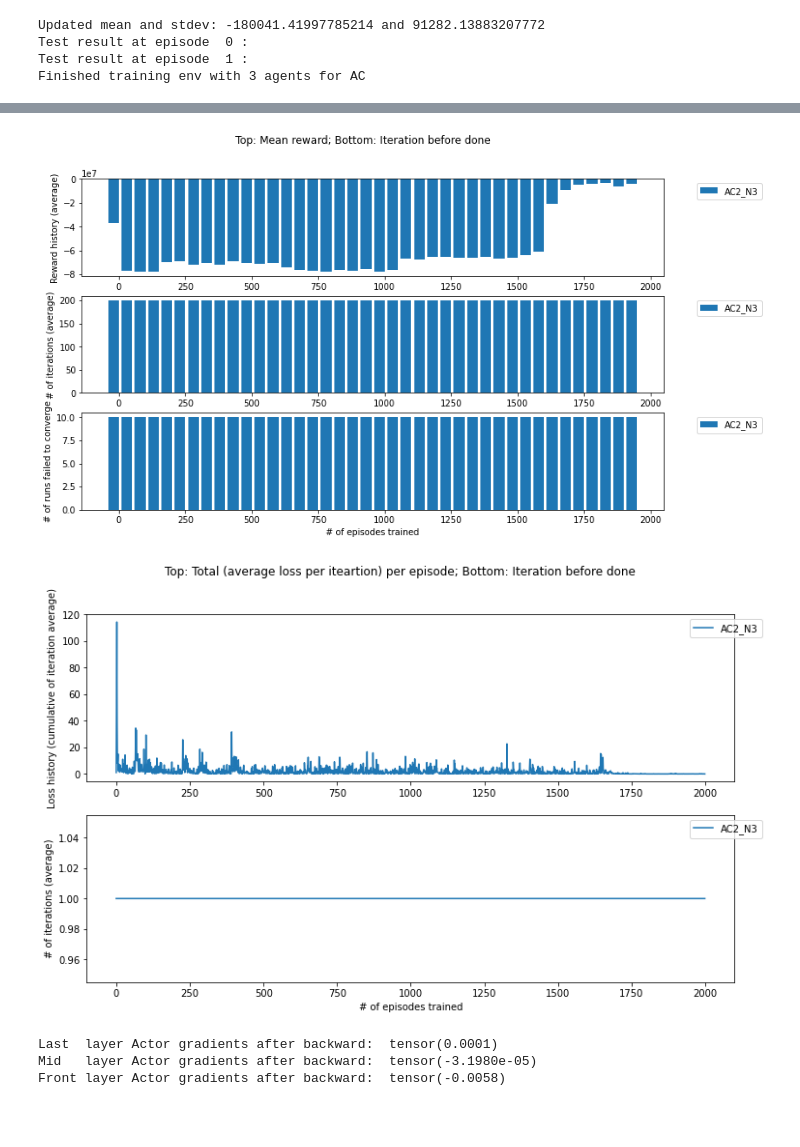
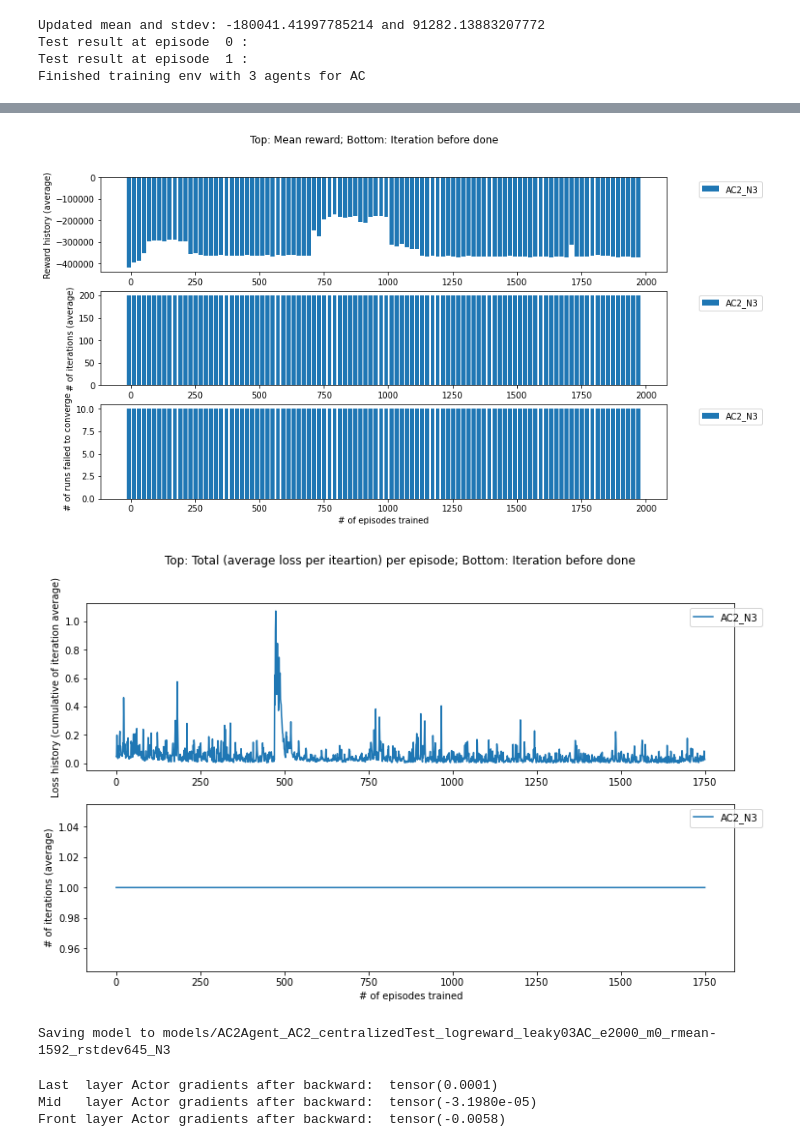
Before and after one commit to zhzhang2018/NN_MARL_experiments, a Jupyter notebook: consensus_debug.ipynb, the cells around one changed output, grey strips where cells are left out. Drawn from its saved outputs; the diff is of its cells as text; code cells hidden in the pictures; blank space fills up the shorter version.

Commit message:
Added files for Linux machine remote tests29_doubletanh

```diff
--- a/consensus_debug.ipynb
+++ b/consensus_debug.ipynb
@@ -310,7 +310,7 @@ from utils.plotting import *
 from utils.train_test_methods import *
 
 num_episode=2000#500#250#500
-test_interval=5*10#0
+test_interval=10*2#0
 num_test=10#10#50
 num_iteration=200
 BATCH_SIZE=2*128#64#128
@@ -333,7 +333,9 @@ for N_ in N_list:
                  reward_mode=DIST_REWARD,#|ACT_REWARD,
 #                  uses_boundary=True,
                  uses_boundary=False,
-                 dist_reward_func=lambda x : (np.abs(x) + 2) * (np.abs(x) + 2),
+                 dist_reward_func=lambda x : (np.log(np.abs(x)+1)),
+#                  dist_reward_func=lambda x : np.sqrt(np.abs(x)),
+#                  dist_reward_func=lambda x : (np.abs(x) + 2) * (np.abs(x) + 2), # * (np.abs(x) + 2) * (np.abs(x) + 2),
                  boundary_policy=SOFT_PENALTY, finish_reward_policy=REWARD_IF_CONSENSUS
         ).unwrapped
     )
@@ -348,7 +350,7 @@ for i,N_ in enumerate(N_list):
                  learning_rateA=0.01, learning_rateC=0.02, mode=12088)
     )
 
-sim_fnames = ['AC2_centralizedTest_rightNormalize_secondTrain_m0_N{0}'.format(N_) for N_ in N_list]
+sim_fnames = ['AC2_centralizedTest_logreward_tanhC_leak03A_m0_N{0}'.format(N_) for N_ in N_list]
 memory_backup = []
 AC2_hist = []
 AC2_loss = []
@@ -388,8 +390,8 @@ Finished training env with 3 agents for AC
 <Figure size 432x288 with 0 Axes>
 # %%
 # More training
-reward_mean_var = (torch.Tensor([-95518.52340076742]), torch.Tensor([60204.91256009486]))
-sim_fnames = ['AC2_centralizedTest_rightNormalize_secondTrain_m0_N{0}'.format(N_) for N_ in N_list]
+reward_mean_var = (torch.Tensor([-77885.03781972894]), torch.Tensor([38672.516062239236]))
+sim_fnames = ['AC2_centralizedTest__m0_N{0}'.format(N_) for N_ in N_list]
 for i,N_ in enumerate(N_list):
     AC2_hist[i] += train(AC2_list[i], env_list[i],
               num_episode=num_episode, test_interval=test_interval, num_test=num_test, num_iteration=num_iteration,
@@ -409,10 +428,14 @@ plot_reward_hist([h[::skip] for h in AC2_hist], test_interval*skip,
                  ['AC2_N{0}'.format(N_) for N_ in N_list],
                  log=False, num_iteration=num_iteration, N_list=([N for N in N_list]), bar=True)
 # %% [output]
-[figure, old version]
+[figure, new version]
 # %%
 skip=1
-plot_loss_hist(hists=[h[::skip] for h in AC2_loss], hist_names=['AC2_N{0}'.format(N_) for N_ in N_list], log=False,
+plot_loss_hist(hists=[h[250::skip] for h in AC2_loss], hist_names=['AC2_N{0}'.format(N_) for N_ in N_list], log=False,
                num_iteration=num_iteration, update_mode=UPDATE_PER_ITERATION, bar=False)
 # %% [output]
-[figure, old version]
+[figure, new version]
+# %%
+AC2_list[0].save_model('AC2_centralizedTest_logreward_leaky03AC_e2000_m0_rmean-1592_rstdev645_N3')
+# %% [output]
+Saving model to models/AC2Agent_AC2_centralizedTest_logreward_leaky03AC_e2000_m0_rmean-1592_rstdev645_N3
```
Also changed, not shown: parts of 4 cells of this notebook, 3 other files.
